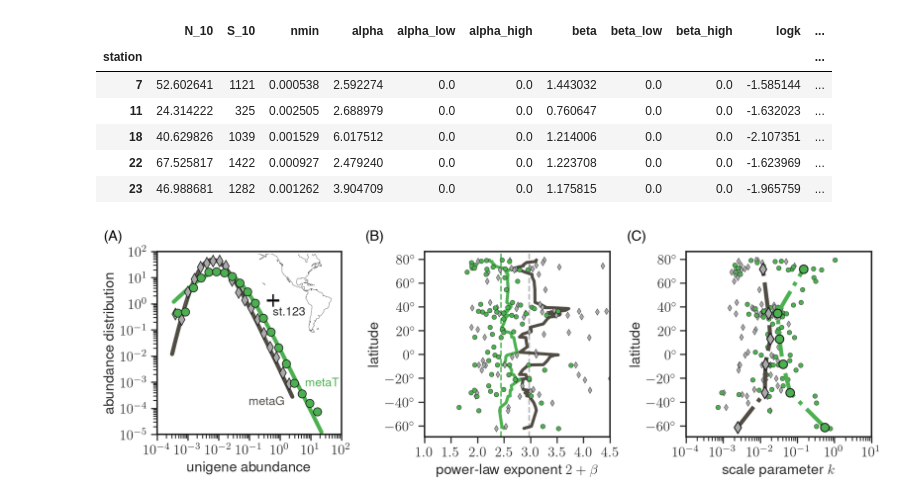
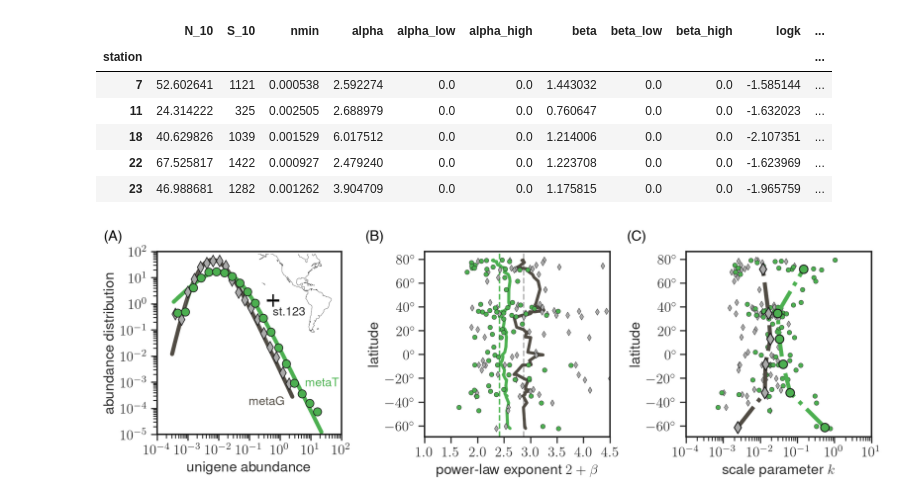
Before and after one commit to epigani/diatom-metaG-metaT-scaling, a Jupyter notebook: analysis/Figure3.ipynb, the cells around one changed output. Saved outputs shown, nothing was run; the diff lists cells and outputs as text; code cells hidden in the pictures.

```diff
--- a/analysis/Figure3.ipynb
+++ b/analysis/Figure3.ipynb
@@ -165,7 +165,7 @@ PLOT_CFG = {
     "norm": {
         "station": 123,
         "lat_bins": [-90, -50, -20, 0, 20, 50, 80],
-        "moving_window": 15,
+        "moving_window": 20,
         "axis_pad_decades": {"x": 0, "y": 0},
         "text_pos": {"metaG": (0.6, 0.18), "metaT": (0.9, 0.25)},
     },
@@ -305,33 +305,38 @@ for meta in META_ORDER:
     gdf_fit_logk = gdf_fit.copy()
     gdf_fit_logk["log_k"] = np.log10(gdf_fit_logk["k"])
     moving_avg_logk, lats_ma = lat_moving_average(gdf_fit_logk, value_col="log_k", window_size=cfg["moving_window"])
     # ax0.plot(10**moving_avg_logk, lats_ma, lw=3, color=metacolor[meta], ls="-", zorder=1)
 ax0.legend().remove()
 ax0.set_facecolor(background_color)
 ax1.set_ylabel("latitude")
 ax1.set_yticks(lat_ticks)
 ax1.set_yticklabels([rf"${lat}^\circ$" for lat in lat_ticks])
 ax1.set_xlabel(r"power-law exponent $2+\beta$")
 xlims = [1., 4.5]
 ax1.set_xlim(xlims[0], xlims[1])
 ax1.set_xticks(np.arange(np.floor(xlims[0] * 2) / 2, np.ceil(xlims[1] * 2) / 2 + 0.001, 0.5))
 for meta in META_ORDER:
     style = META_STYLE[meta]
     gdf_fit = fit_geodata[meta]
     gdf_fit["power_law_exponent"] = 2 + gdf_fit["beta"]
     sns.scatterplot(x="power_law_exponent", y="latitude", data=gdf_fit, edgecolor="k", s=20, zorder=2, color=style["color"], ax=ax1, label=meta, marker=style["marker"])
-    ax1.axvline(gdf_fit["power_law_exponent"].median(), lw=1.5, ls="--", zorder=1, color=style["color"])
-    moving_avg, lats = lat_moving_average(gdf_fit, value_col="power_law_exponent", window_size=cfg["moving_window"])
+    upper_limit = 4.5
+    median = gdf_fit.loc[gdf_fit["power_law_exponent"]<=upper_limit, "power_law_exponent"].median()
+    ax1.axvline(median, lw=1.5, ls="--", zorder=1, color=style["color"])
+    exponent_binned, lats_binned = lat_band_summary(gdf_fit, value_col="power_law_exponent", lat_bins=cfg["lat_bins"], log_mean=False)
+    # ax1.plot(exponent_binned, lats_binned, lw=4, ls="-.", zorder=10, color=metacolor[meta], marker="s", markersize=0, alpha=1)
+    # ax1.scatter(exponent_binned, lats_binned, color=style["color"], alpha=1, marker=style["marker"], s=70, edgecolor="k", zorder=10)
+    moving_avg, lats = lat_moving_average(gdf_fit.loc[gdf_fit["power_law_exponent"]<=upper_limit], value_col="power_law_exponent", window_size=cfg["moving_window"])
     ax1.plot(moving_avg, lats, lw=3, color=metacolor[meta], ls="-", zorder=1)
 ax1.legend().remove()
 ax1.set_facecolor(background_color)
 fig.text(-0.1, 0.97, "(A)", ha="left", va="top", fontsize=14, color="black", usetex=False)
 fig.text(1.0, 0.97, "(B)", ha="left", va="top", fontsize=14, color="black", usetex=False)
 fig.text(2.1, 0.97, "(C)", ha="left", va="top", fontsize=14, color="black", usetex=False)
 output_dir = f"../figures/{DATA_NORMALIZATION}"
 os.makedirs(output_dir, exist_ok=True)
 figname = f"{output_dir}/fig3"
 plt.savefig(f"{figname}.pdf", dpi=300, bbox_inches="tight", transparent=True)
 plt.show()
 # %% [output]
-[figure, old version]
+[figure, new version]
```
Also changed, not shown: 9 other files.
